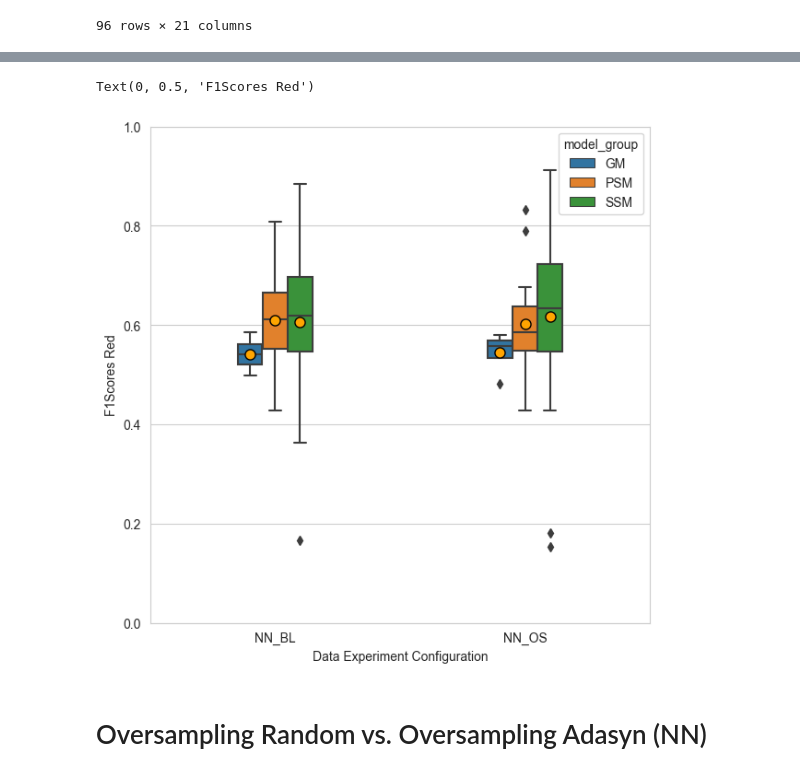
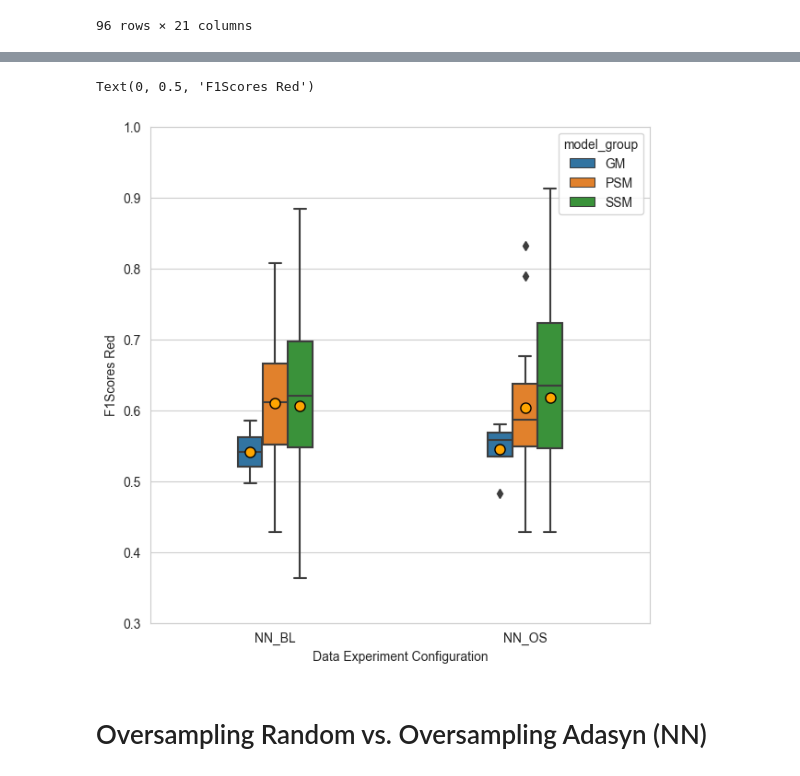
Before and after one commit to annanda/emotion_detection_for_children_with_asd, a Jupyter notebook: emotion_detection_system/processing_results/notebooks/BoxPlot - Chap 4 Thesis (Study Analysis).ipynb, the cells around one changed output, grey strips where cells are left out. Drawn from its saved outputs; the diff is of its cells as text; code cells hidden in the pictures.

```diff
--- a/emotion_detection_system/processing_results/notebooks/BoxPlot - Chap 4 Thesis (Study Analysis).ipynb
+++ b/emotion_detection_system/processing_results/notebooks/BoxPlot - Chap 4 Thesis (Study Analysis).ipynb
@@ -470,19 +470,19 @@ Text(0, 0.5, 'F1Scores Yellow')
 # %%
 hue_order = ['GM', 'PSM', 'SSM']
 sns.set_style("whitegrid")
 ax = sns.boxplot(data=step_2_data, x="data_experiment_config", y="F1score_Red",
                  hue='model_group', hue_order=hue_order,
                  width=0.3, showmeans=True,
                  meanprops={'marker':'o',
                        'markerfacecolor':'orange',
                        'markeredgecolor':'black',
                        'markersize':'8'})
-ax.set(ylim=(0,1))
+ax.set(ylim=(0.3,1))
 ax.set_xlabel('Data Experiment Configuration')
 ax.set_ylabel('F1Scores Red')
 # %% [output]
 Text(0, 0.5, 'F1Scores Red')
-[figure, old version]
+[figure, new version]
 # %% [markdown]
 # Oversampling Random vs. Oversampling Adasyn (NN)
 # %%
```
Also changed, not shown: parts of 5 cells of this notebook, 1 other file.
